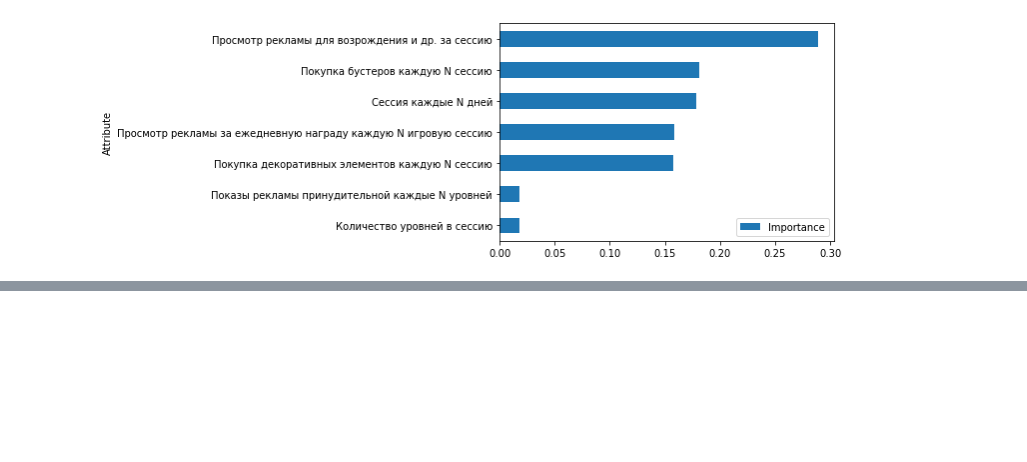
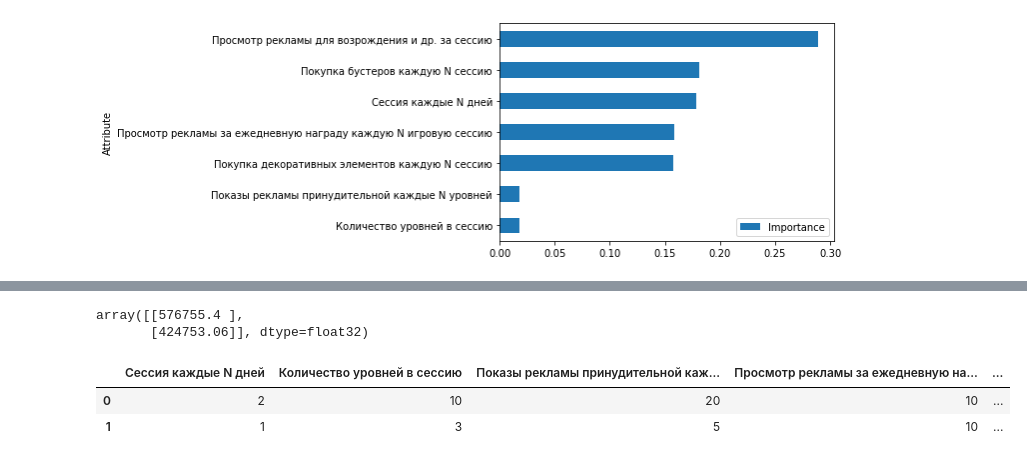
Before and after one commit to ArthurIryshkov/AIrepos, a Jupyter notebook: unit.ipynb, the cells around one changed output, grey strips where cells are left out. Saved outputs shown, nothing was run; the diff lists cells and outputs as text; code cells hidden in the pictures; blank space fills up the shorter version.

```diff
--- a/unit.ipynb
+++ b/unit.ipynb
@@ -149,0 +271,3 @@ unit[['Количество уровней в сессию','Просмотр р
+# %%
+pred = model.predict(X_test)
+pred
@@ -149,0 +278,13 @@ unit[['Количество уровней в сессию','Просмотр р
+# %%
+pred
+# %% [output]
+array([[576755.4 ],
+       [424753.06]], dtype=float32)
+# %%
+X_test['preds'] = pred
+X_test['preds'] = X_test.preds.apply(np.round)
+X_test
+# %% [output]
+|  | Сессия каждые N дней | Количество уровней в сессию | Показы рекламы принудительной каж... | Просмотр рекламы за ежедневную на... | ... |
+| 0 | 2 | 10 | 20 | 10 | ... |
+| 1 | 1 | 3 | 5 | 10 | ... |
```
Also changed, not shown: parts of 30 cells of this notebook.
